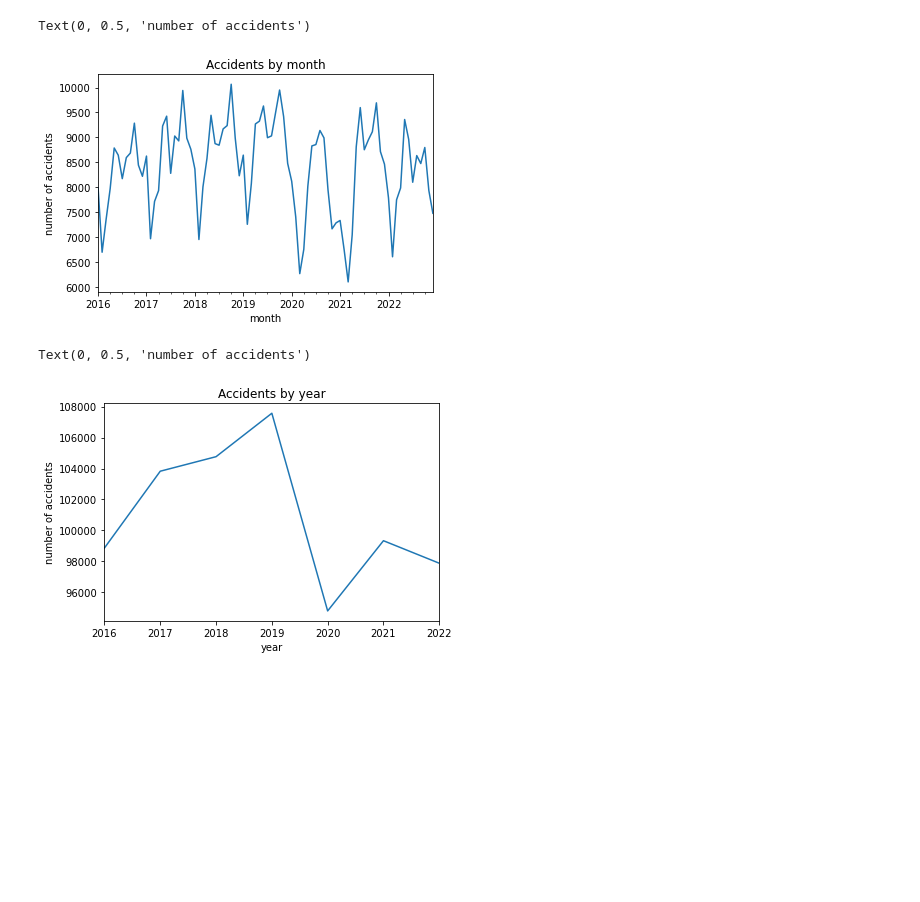
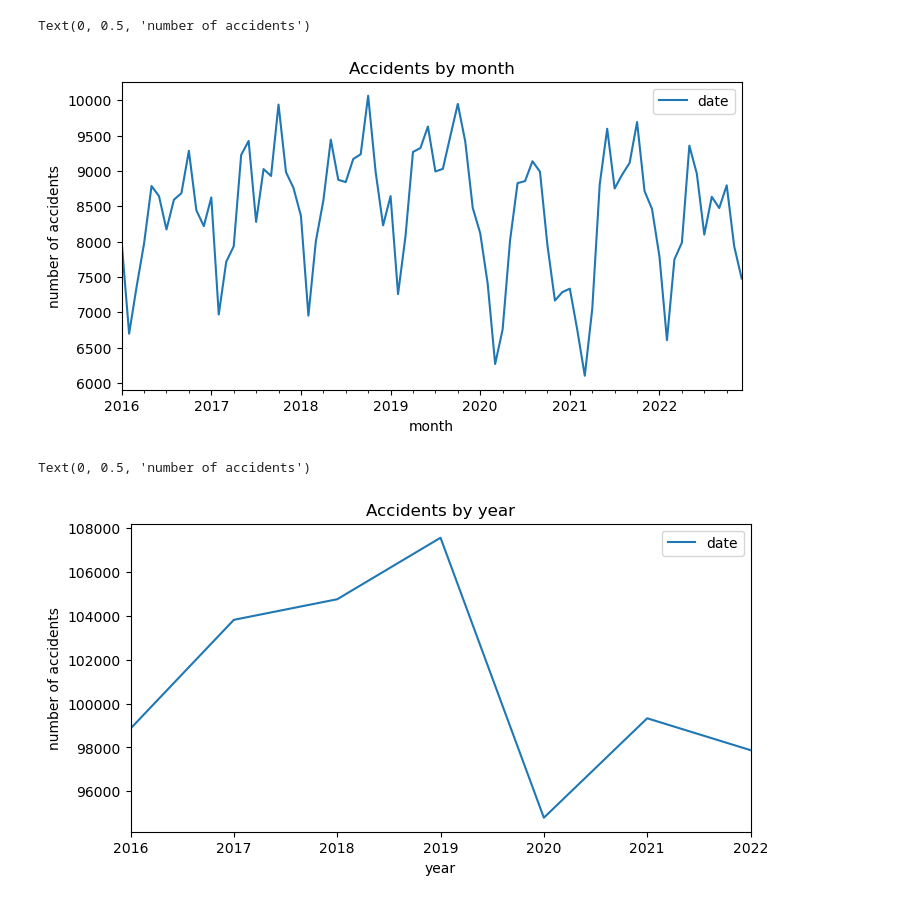
Before and after one commit to Katarina5/time-series-predictions, a Jupyter notebook: accidents.ipynb, the cells around one changed output. Drawn from its saved outputs; the diff is of its cells as text; code cells hidden in the pictures; blank space fills up the shorter version.

```diff
--- a/accidents.ipynb
+++ b/accidents.ipynb
@@ -107,4 +59,4 @@ Text(0, 0.5, 'number of accidents')
 # %%
-daily_count = accidents_df.groupby(accidents_df['date'].dt.date)['date'].count()
-monthly_count = accidents_df.groupby(accidents_df['date'].dt.to_period('M'))['date'].count()
-yearly_count = accidents_df.groupby(accidents_df['date'].dt.to_period('Y'))['date'].count()
+daily_count = pd.DataFrame(accidents_df.groupby(accidents_df['date'].dt.date)['date'].count())
+monthly_count = pd.DataFrame(accidents_df.groupby(accidents_df['date'].dt.to_period('M'))['date'].count())
+yearly_count = pd.DataFrame(accidents_df.groupby(accidents_df['date'].dt.to_period('Y'))['date'].count())
@@ -115,0 +68,6 @@ daily_count.plot()
+# %%
+plt.rcParams['figure.figsize'] = [20, 5]
+daily_count.plot()
+plt.title("Accidents by day")
+plt.xlabel("day")
+plt.ylabel("number of accidents")
@@ -116,11 +77,12 @@ daily_count.plot()
 # %%
+plt.rcParams['figure.figsize'] = [8, 4]
 monthly_count.plot()
 plt.title("Accidents by month")
 plt.xlabel("month")
 plt.ylabel("number of accidents")
 # %% [output]
 Text(0, 0.5, 'number of accidents')
-[figure, old version]
+[figure, new version]
 # %%
 yearly_count.plot()
 plt.title("Accidents by year")
@@ -128,4 +90,4 @@ plt.xlabel("year")
 plt.ylabel("number of accidents")
 # %% [output]
 Text(0, 0.5, 'number of accidents')
-[figure, old version]
+[figure, new version]
```
Also changed, not shown: parts of 31 cells of this notebook.
